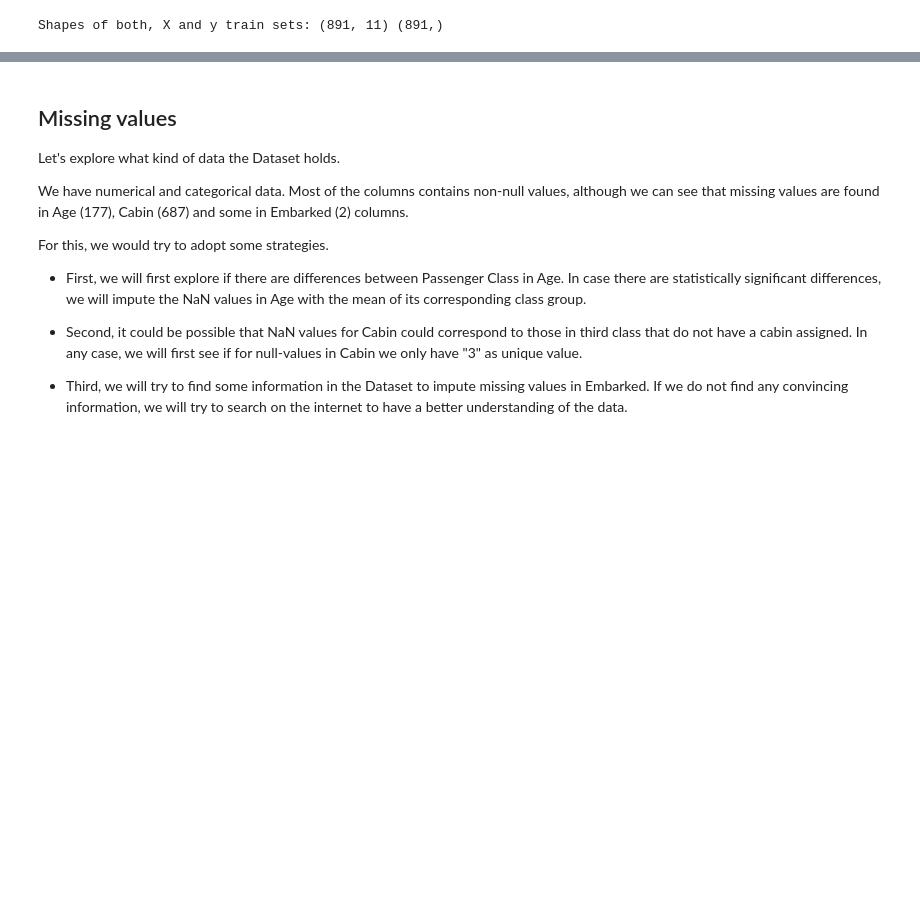
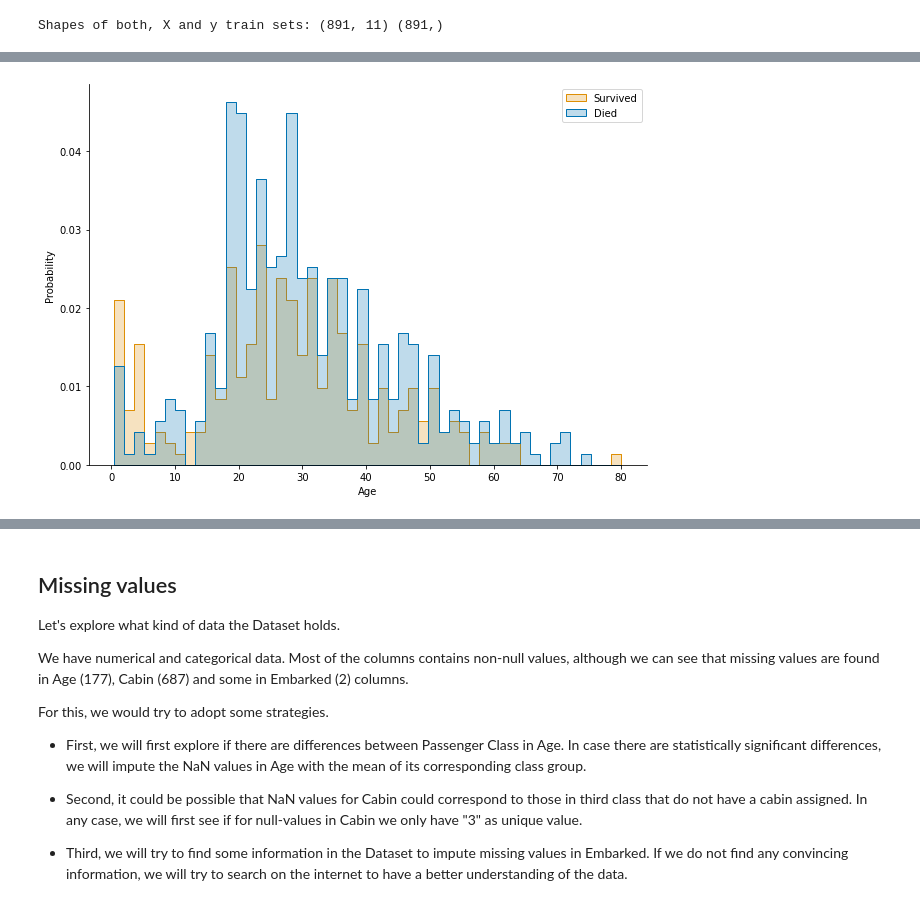
Before and after one commit to sbmoyano/data_science_projects, a Jupyter notebook: kaggle_titanic_competition/kaggle_titanic_competition_classification.ipynb, the cells around one changed output, grey strips where cells are left out. Saved outputs shown, nothing was run; the diff lists cells and outputs as text; code cells hidden in the pictures; blank space fills up the shorter version.

```diff
--- a/kaggle_titanic_competition/kaggle_titanic_competition_classification.ipynb
+++ b/kaggle_titanic_competition/kaggle_titanic_competition_classification.ipynb
@@ -95,0 +96,7 @@ Shapes of both, X and y train sets: (891, 11) (891,)
+# %%
+fig, ax = plt.subplots(figsize=(10, 7))
+sns.histplot(data=train, x='Age', hue='Survived', stat='probability', palette='colorblind', element='step', bins=50)
+plt.legend(labels=['Survived', 'Died'])
+sns.despine()
+# %% [output]
+[figure, added]
```
Also changed, not shown: parts of 42 cells of this notebook.
